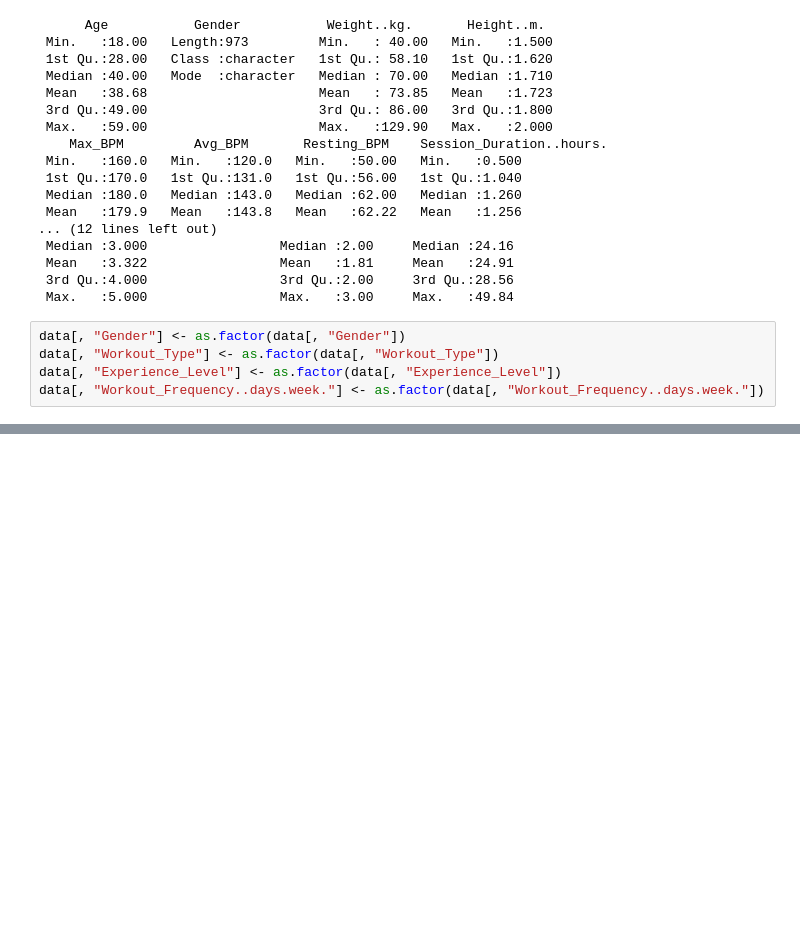
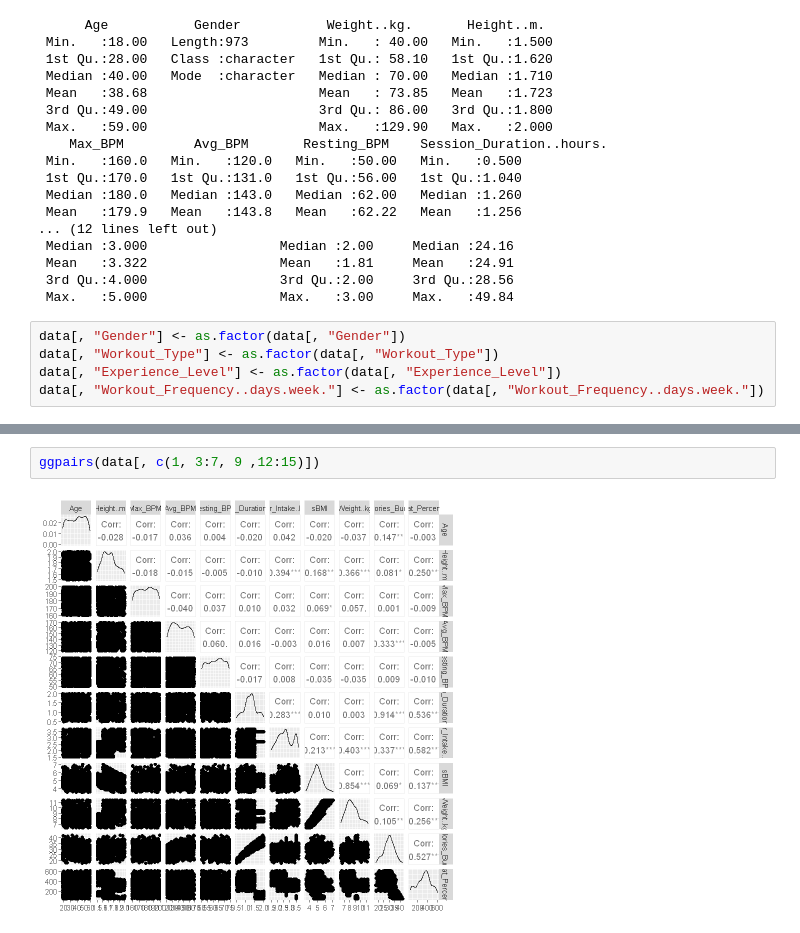
Before and after one commit to Edgar-Neboit/Projet_ML, a Jupyter notebook: Projet_ML_R.ipynb, the cells around one changed output, grey strips where cells are left out. Drawn from its saved outputs; the diff is of its cells as text; blank space fills up the shorter version.

```diff
--- a/Projet_ML_R.ipynb
+++ b/Projet_ML_R.ipynb
@@ -112,0 +166,4 @@ rm(g1,g3,g4,g5,g6,g7,g8,g9,g11,g12,g15)
+# %%
+ggpairs(data[, c(1, 3:7, 9 ,12:15)])
+# %% [output]
+[figure, added]
```
Also changed, not shown: parts of 7 cells of this notebook.
